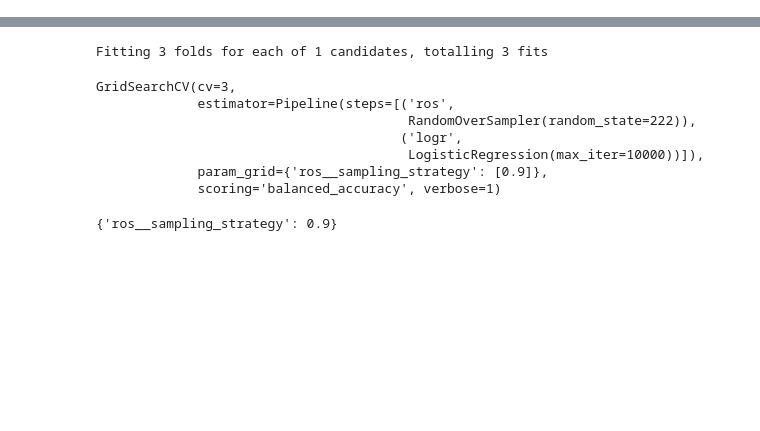
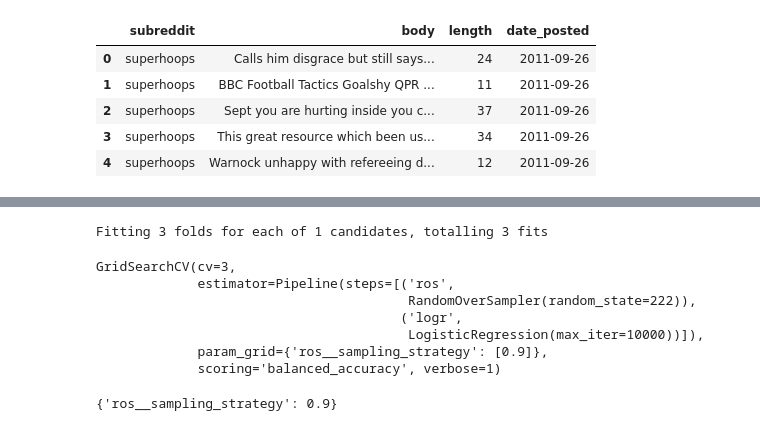
Before and after one commit to boay00/nlp-subreddits, a Jupyter notebook: 4-preprocessing-modelling/preprocessing-modeling.ipynb, the cells around one changed output, grey strips where cells are left out. Saved outputs shown, nothing was run; the diff lists cells and outputs as text; code cells hidden in the pictures; blank space fills up the shorter version.

```diff
--- a/4-preprocessing-modelling/preprocessing-modeling.ipynb
+++ b/4-preprocessing-modelling/preprocessing-modeling.ipynb
@@ -22,4 +31,8 @@ from tqdm.auto import tqdm
 tqdm.pandas()
 # %%
 qpr = pd.read_csv('./qpr.csv')
-liv = pd.read_csv('./liv.csv')
+liv = pd.read_csv('liv-2.csv')
+# %%
+liv.dropna(inplace=True)
+# %%
+liv.length = liv.length.astype(int)
@@ -26,3 +67,12 @@ liv = pd.read_csv('./liv.csv')
 # %%
 df = pd.concat((qpr, liv), axis = 0)
+# %%
+df.head()
+# %% [output]
+|  | subreddit | body | length | date_posted |
+| 0 | superhoops | Calls him disgrace but still says... | 24 | 2011-09-26 |
+| 1 | superhoops | BBC Football Tactics Goalshy QPR ... | 11 | 2011-09-26 |
+| 2 | superhoops | Sept you are hurting inside you c... | 37 | 2011-09-26 |
+| 3 | superhoops | This great resource which been us... | 34 | 2011-09-26 |
+| 4 | superhoops | Warnock unhappy with refereeing d... | 12 | 2011-09-26 |
 # %%
```
Also changed, not shown: parts of 50 cells of this notebook, 29 other files.
